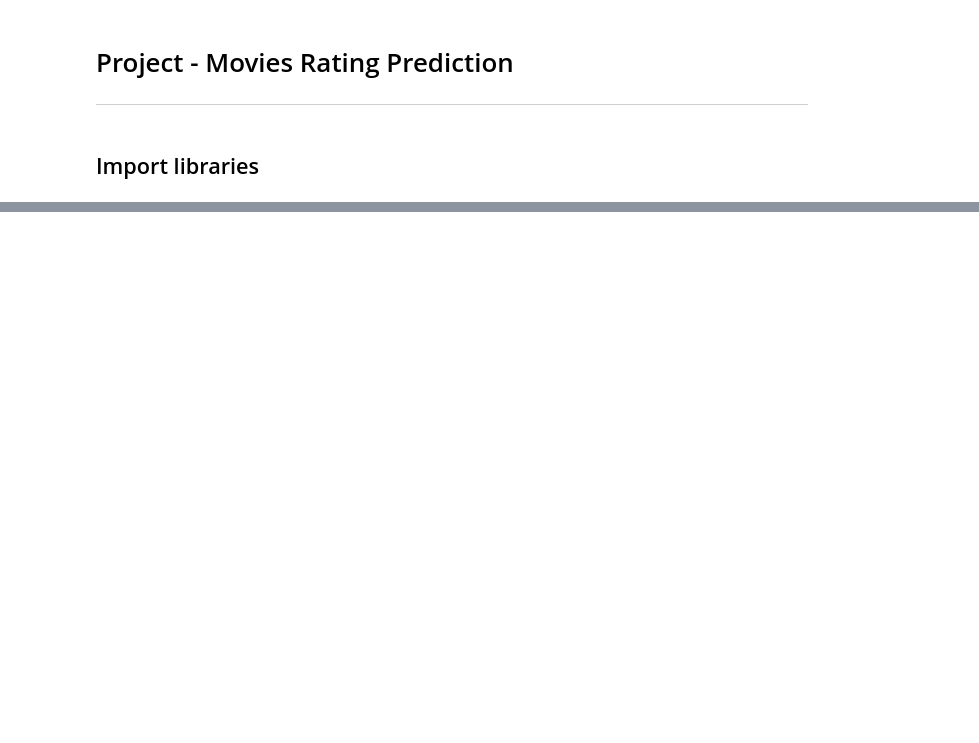
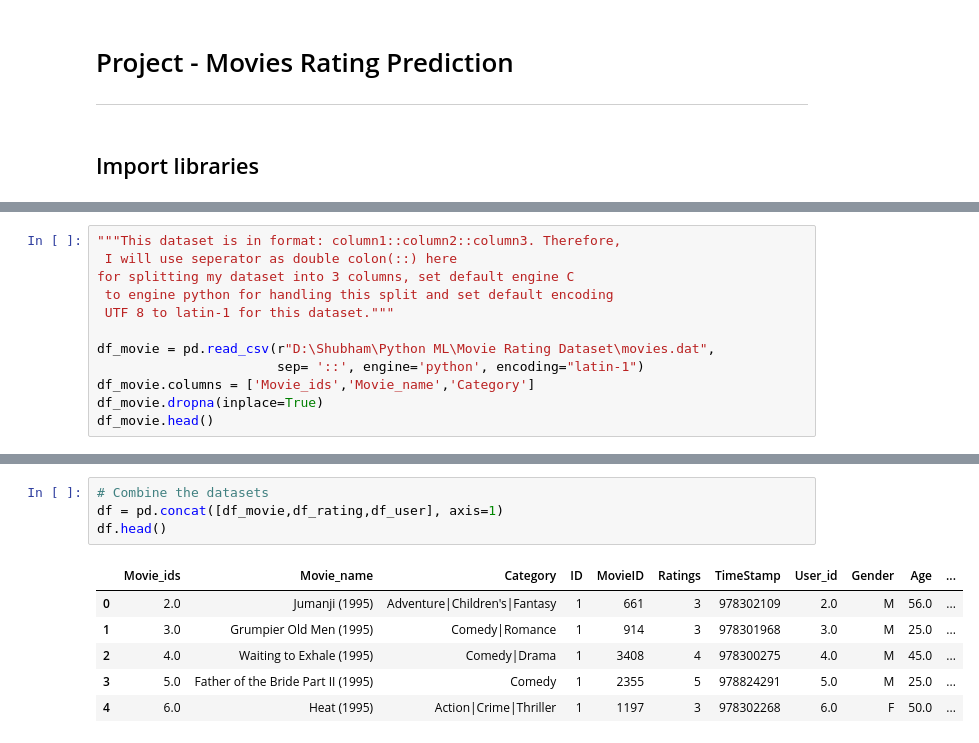
Before and after one commit to Shubhamchaurasia014/Movies-Rating-Prediction, a Jupyter notebook: movies_rating_prediction.ipynb, the cells around one changed output, grey strips where cells are left out. Drawn from its saved outputs; the diff is of its cells as text; blank space fills up the shorter version.

```diff
--- a/movies_rating_prediction.ipynb
+++ b/movies_rating_prediction.ipynb
@@ -13,0 +26,12 @@ from sklearn.model_selection import tra
+# %%
+"""This dataset is in format: column1::column2::column3. Therefore,
+ I will use seperator as double colon(::) here
+for splitting my dataset into 3 columns, set default engine C
+ to engine python for handling this split and set default encoding
+ UTF 8 to latin-1 for this dataset."""
+
+df_movie = pd.read_csv(r"D:\Shubham\Python ML\Movie Rating Dataset\movies.dat",
+                       sep= '::', engine='python', encoding="latin-1")
+df_movie.columns = ['Movie_ids','Movie_name','Category']
+df_movie.dropna(inplace=True)
+df_movie.head()
@@ -13,0 +73,11 @@ from sklearn.model_selection import tra
+# %%
+# Combine the datasets
+df = pd.concat([df_movie,df_rating,df_user], axis=1)
+df.head()
+# %% [output]
+|  | Movie_ids | Movie_name | Category | ID | MovieID | Ratings | TimeStamp | User_id | Gender | Age | ... |
+| 0 | 2.0 | Jumanji (1995) | Adventure|Children's|Fantasy | 1 | 661 | 3 | 978302109 | 2.0 | M | 56.0 | ... |
+| 1 | 3.0 | Grumpier Old Men (1995) | Comedy|Romance | 1 | 914 | 3 | 978301968 | 3.0 | M | 25.0 | ... |
+| 2 | 4.0 | Waiting to Exhale (1995) | Comedy|Drama | 1 | 3408 | 4 | 978300275 | 4.0 | M | 45.0 | ... |
+| 3 | 5.0 | Father of the Bride Part II (1995) | Comedy | 1 | 2355 | 5 | 978824291 | 5.0 | M | 25.0 | ... |
+| 4 | 6.0 | Heat (1995) | Action|Crime|Thriller | 1 | 1197 | 3 | 978302268 | 6.0 | F | 50.0 | ... |
```
Also changed, not shown: parts of 20 cells of this notebook.
